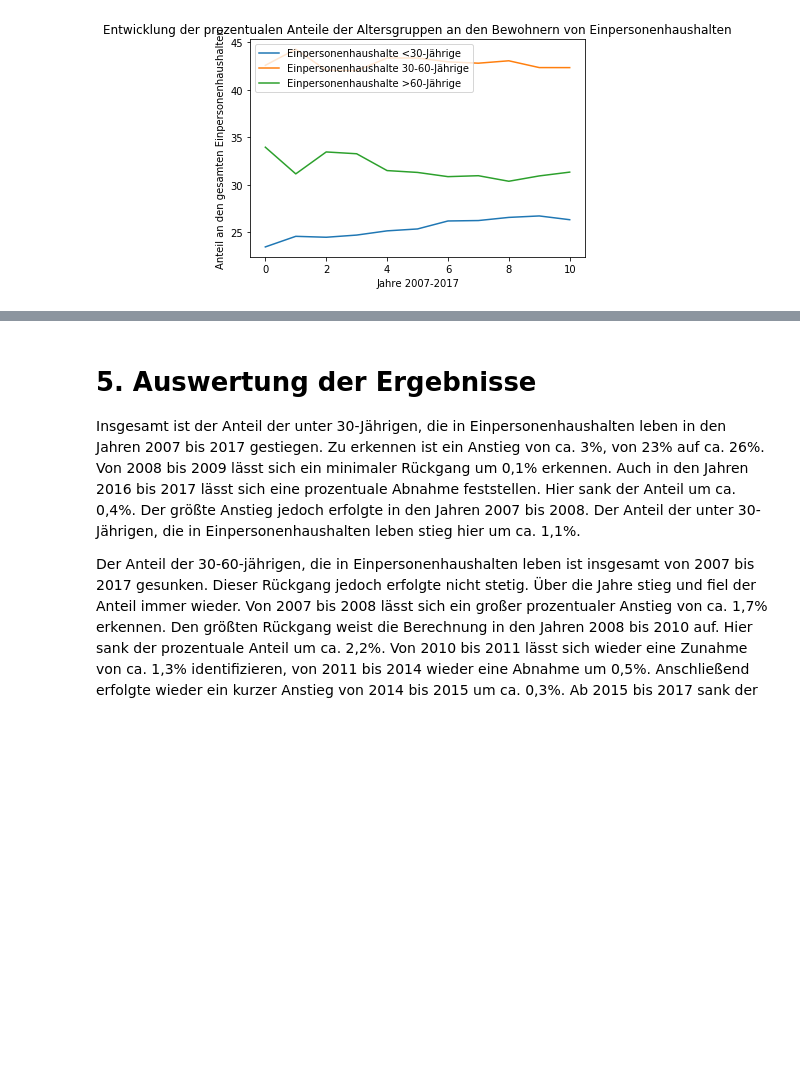
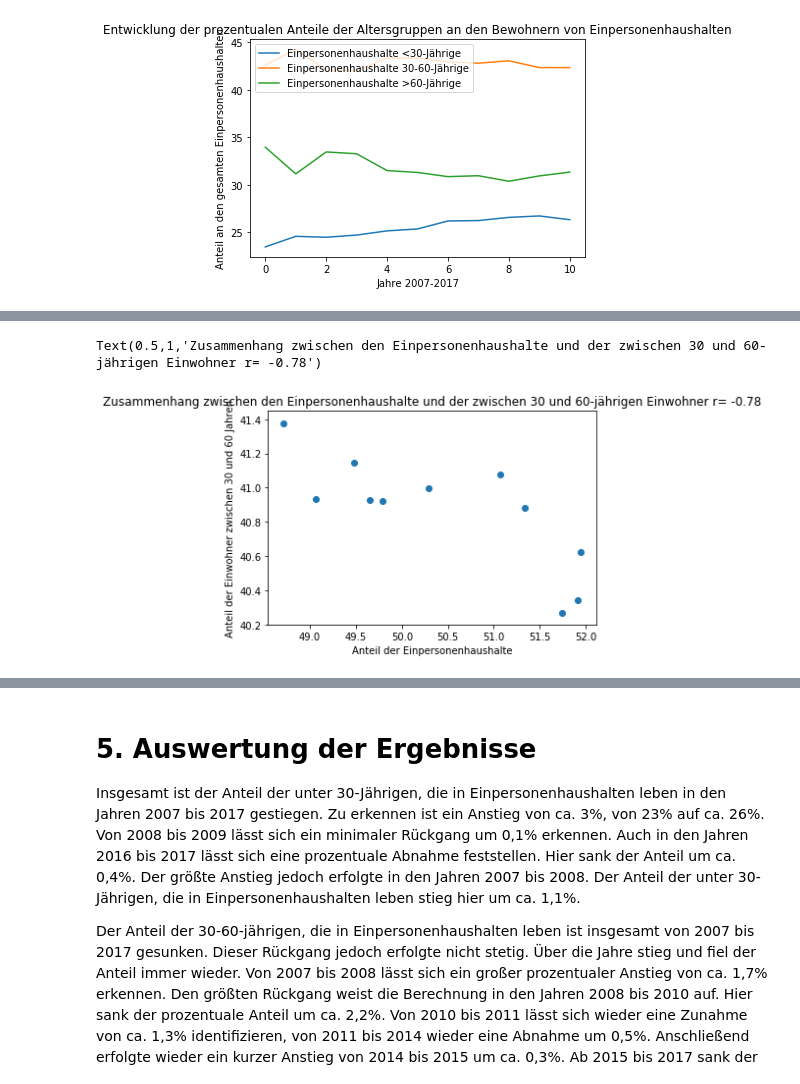
Before and after one commit to tschroeder10961/datascience-urban-segregation, a Jupyter notebook: GruppeD/DatenanalyseKassel_190115.ipynb, the cells around one changed output, grey strips where cells are left out. Cells and saved outputs as stored; diff of their text form; code cells hidden in the pictures; blank space fills up the shorter version.

```diff
--- a/GruppeD/DatenanalyseKassel_190115.ipynb
+++ b/GruppeD/DatenanalyseKassel_190115.ipynb
@@ -434,0 +452,14 @@ plt.show()
+# %%
+# Zusammenhang zwischen den Einpersonenhaushalte und der zwischen 30 und 60-jährigen Einwohner
+
+plt.scatter(kassel["Rel1PHH"]*100, kassel["RelEW30bis60"]*100)
+
+# Achsen-Beschriftungen
+plt.ylabel('Anteil der Einwohner zwischen 30 und 60 Jahren')
+plt.xlabel('Anteil der Einpersonenhaushalte')
+
+# Diagramm-Beschriftung
+plt.title('Zusammenhang zwischen den Einpersonenhaushalten und der zwischen 30 und 60-jährigen Einwohner r= -0.78')
+# %% [output]
+Text(0.5,1,'Zusammenhang zwischen den Einpersonenhaushalte und der zwischen 30 und 60-jährigen Einwohner r= -0.78')
+[figure, added]
```
Also changed, not shown: parts of 5 cells of this notebook.
